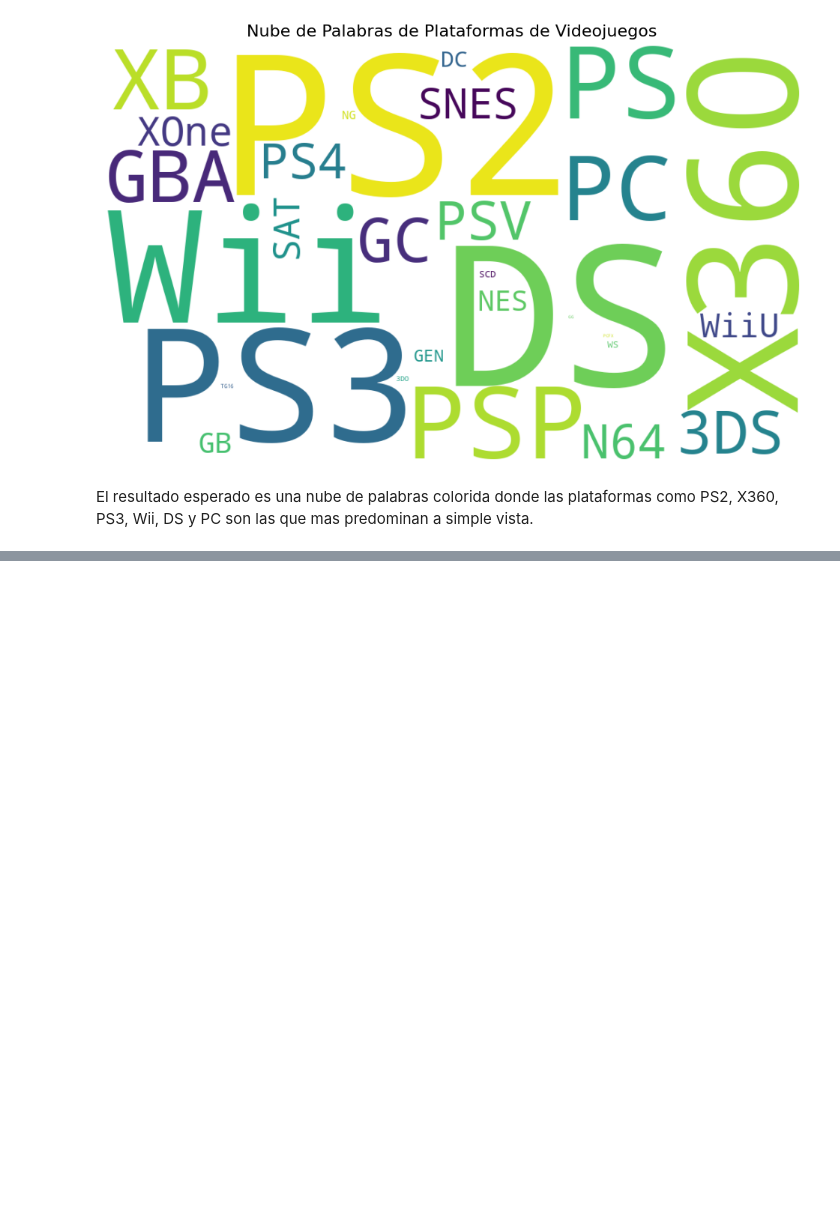
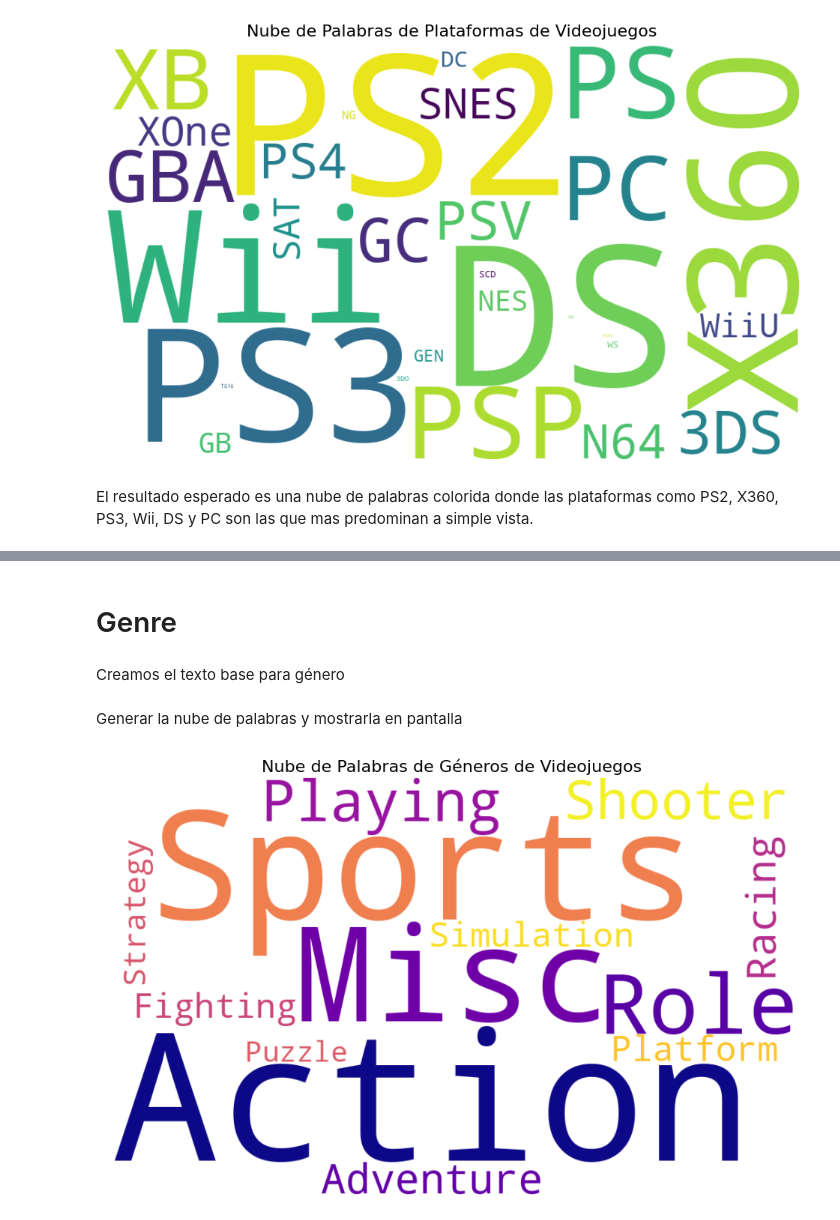
Before and after one commit to RobDav22/Mineria-De-Datos, a Jupyter notebook: Practicas/Text_Analysis/Text_Analysis.ipynb, the cells around one changed output, grey strips where cells are left out. Drawn from its saved outputs; the diff is of its cells as text; code cells hidden in the pictures; blank space fills up the shorter version.

```diff
--- a/Practicas/Text_Analysis/Text_Analysis.ipynb
+++ b/Practicas/Text_Analysis/Text_Analysis.ipynb
@@ -53,0 +49,26 @@ with open("/content/textAnalysis.txt", "r", encoding="utf-8") as file:
+# %% [markdown]
+# Genre
+# %% [markdown]
+Creamos el texto base para género
+# %%
+# Unir todos los géneros en una sola cadena de texto
+text_genre = " ".join(str(genre) for genre in df['Genre'])
+# %% [markdown]
+Generar la nube de palabras y mostrarla en pantalla
+# %%
+# Crear la nube de palabras de géneros
+wordcloud_genre = WordCloud(
+    width=1000,
+    height=600,
+    background_color='white',
+    colormap='plasma',
+    collocations=False
+).generate(text_genre)
+# %%
+plt.figure(figsize=(12, 8))
+plt.imshow(wordcloud_genre, interpolation='bilinear')
+plt.axis('off')
+plt.title("Nube de Palabras de Géneros de Videojuegos", fontsize=16)
+plt.show()
+# %% [output]
+[figure, added]
```
Also changed, not shown: parts of 13 cells of this notebook, 2 other files.
